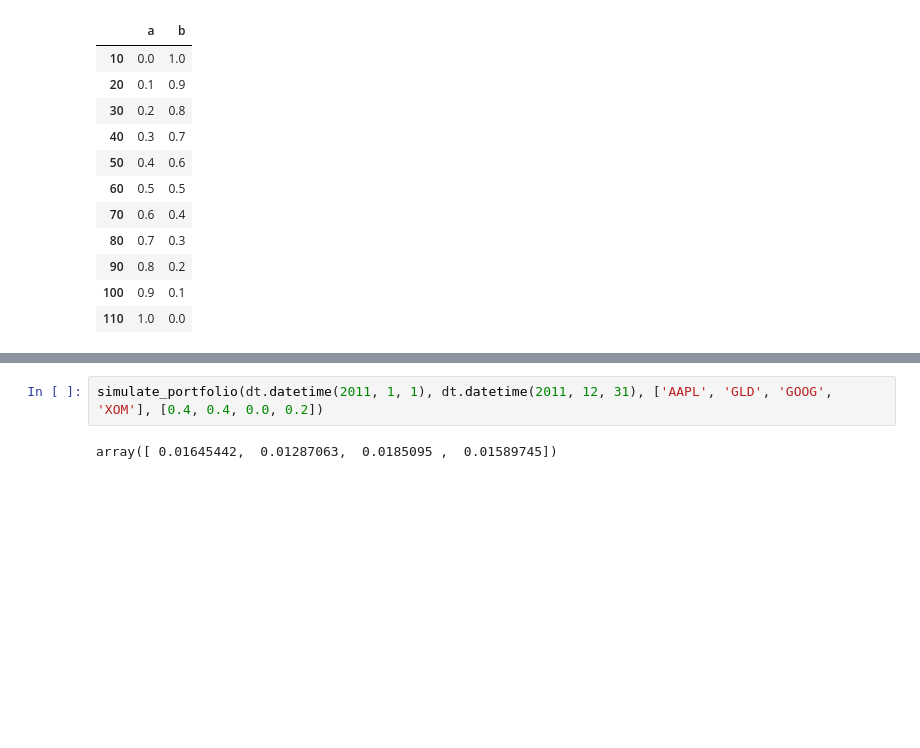
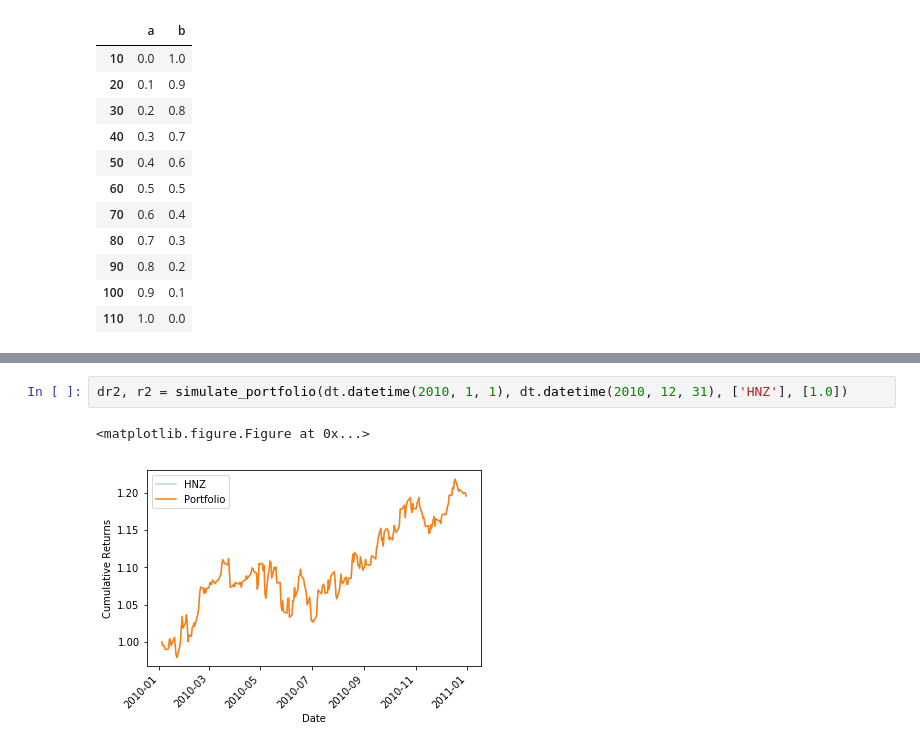
Before and after one commit to chicochico/computational-investing, a Jupyter notebook: homework1.ipynb, the cells around one changed output, grey strips where cells are left out. Cells and saved outputs as stored; diff of their text form; blank space fills up the shorter version.

```diff
--- a/homework1.ipynb
+++ b/homework1.ipynb
@@ -52,4 +86,5 @@ def simulate_portfolio(start_date, end_date, symbols, allocation):
 # %%
-simulate_portfolio(dt.datetime(2011, 1, 1), dt.datetime(2011, 12, 31), ['AAPL', 'GLD', 'GOOG', 'XOM'], [0.4, 0.4, 0.0, 0.2])
+dr2, r2 = simulate_portfolio(dt.datetime(2010, 1, 1), dt.datetime(2010, 12, 31), ['HNZ'], [1.0])
 # %% [output]
-array([ 0.01645442,  0.01287063,  0.0185095 ,  0.01589745])
+<matplotlib.figure.Figure at 0x...>
+[figure, added]
```
Also changed, not shown: parts of 6 cells of this notebook, 2 other files.
